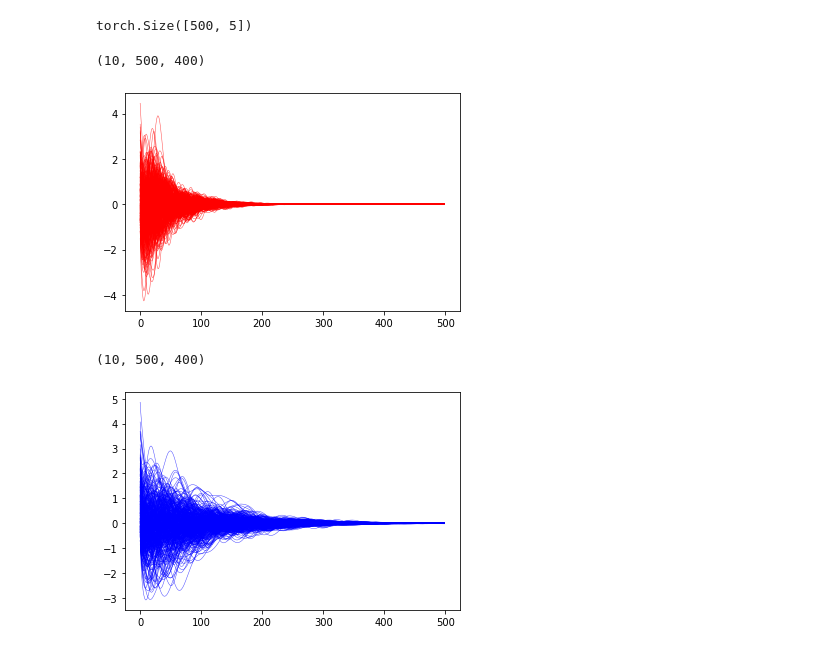
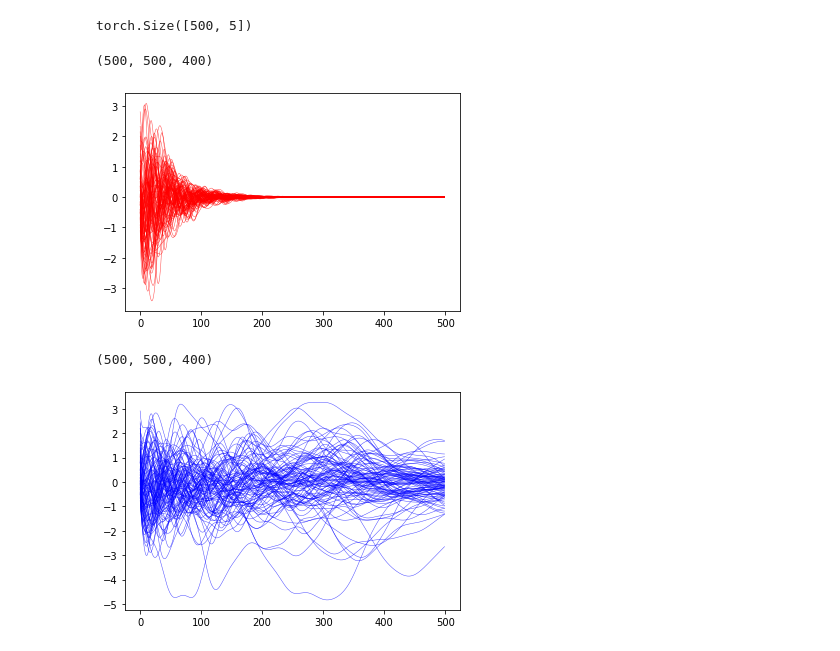
Before and after one commit to juansebastiancalderongarcia/Motor-control-for-speed-transition, a Jupyter notebook: Sebastian_project.ipynb, the cells around one changed output. Saved outputs shown, nothing was run; the diff lists cells and outputs as text; code cells hidden in the pictures.

```diff
--- a/Sebastian_project.ipynb
+++ b/Sebastian_project.ipynb
@@ -138,7 +138,7 @@ class RNNDynamics(nn.Module):
 # %%
 N = 400
 y_index = -1
-n_epochs = 10
+n_epochs = 500
 T,output_dim = muscle_activity_tensor.shape #[T,1]
 
 rnn_dynamic = RNNDynamics(input_dim=2*N, # number of neurons * 2 conditions
@@ -199,6 +199,7 @@ with torch.autograd.detect_anomaly():
     opt.zero_grad()
     loss.backward()
     opt.step()
+
     losses.append(loss.item())
     losses_slow.append(loss_slow.item())
     losses_fast.append(loss_fast.item())
@@ -216,15 +217,15 @@ x_fast_seqs = np.array(x_fast_seqs)
 z_fast_seqs = np.array(z_fast_seqs)
 # %%
 print(x_fast_seqs.shape)
-plt.plot(x_fast_seqs[-1,:,:], color = 'red', alpha = 0.7, linewidth = 0.5)
+plt.plot(x_fast_seqs[-1,:,1:100], color = 'red', alpha = 0.7, linewidth = 0.5)
 plt.show()
 # %% [output]
-(10, 500, 400)
+(500, 500, 400)
-[figure, old version]
+[figure, new version]
 # %%
 print(x_fast_seqs.shape)
-plt.plot(x_slow_seqs[-1,:,:], color = 'blue', alpha = 0.7, linewidth = 0.5)
+plt.plot(x_slow_seqs[-1,:,1:100], color = 'blue', alpha = 0.7, linewidth = 0.5)
 plt.show()
 # %% [output]
-(10, 500, 400)
+(500, 500, 400)
-[figure, old version]
+[figure, new version]
```
Also changed, not shown: parts of 9 cells of this notebook.
